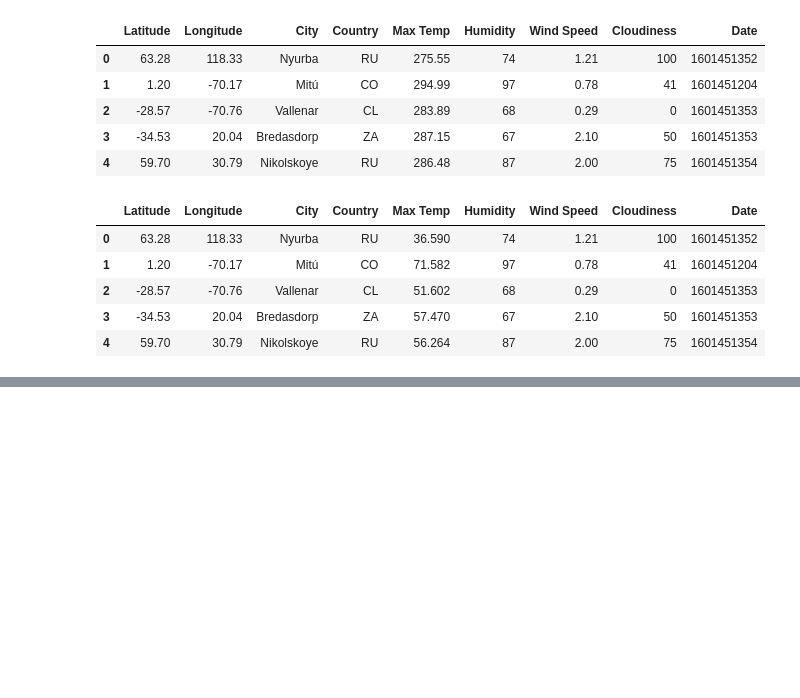
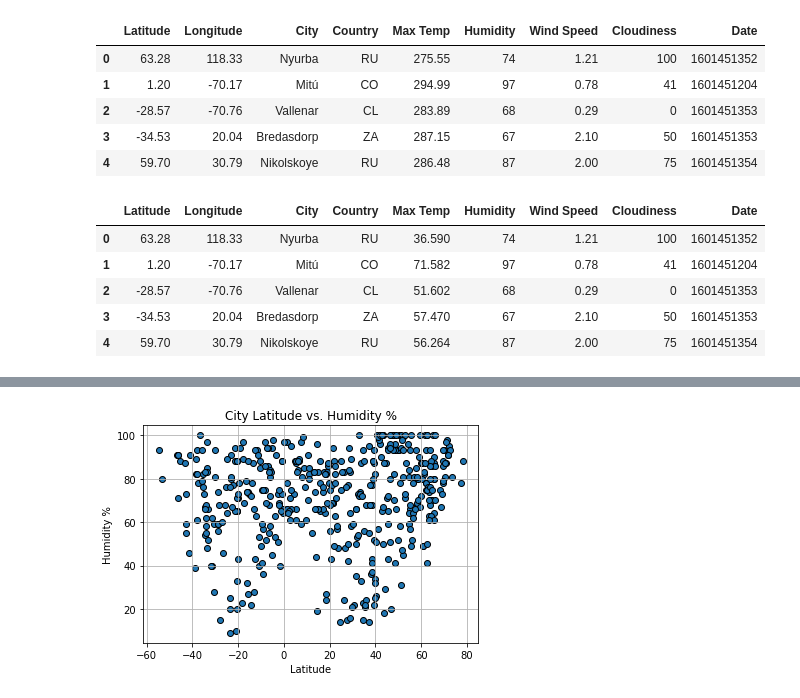
Before and after one commit to LenSin3/python-api-challenge, a Jupyter notebook: WeatherPy/new_weather.ipynb, the cells around one changed output, grey strips where cells are left out. Drawn from its saved outputs; the diff is of its cells as text; code cells hidden in the pictures; blank space fills up the shorter version.

```diff
--- a/WeatherPy/new_weather.ipynb
+++ b/WeatherPy/new_weather.ipynb
@@ -167,0 +173,12 @@ fig.savefig('latitude_max_temp.png')
+# %%
+# Humidity vs Latitude
+fig, ax = plt.subplots()
+ax.scatter(data_df['Latitude'], data_df['Humidity'], edgecolors='black')
+plt.xlabel('Latitude')
+plt.ylabel('Humidity %')
+ax.set_title('City Latitude vs. Humidity %')
+plt.grid()
+fig.savefig('latitude_humidity.png')
+plt.show()
+# %% [output]
+[figure, added]
```
Also changed, not shown: parts of 17 cells of this notebook, 19 other files.
